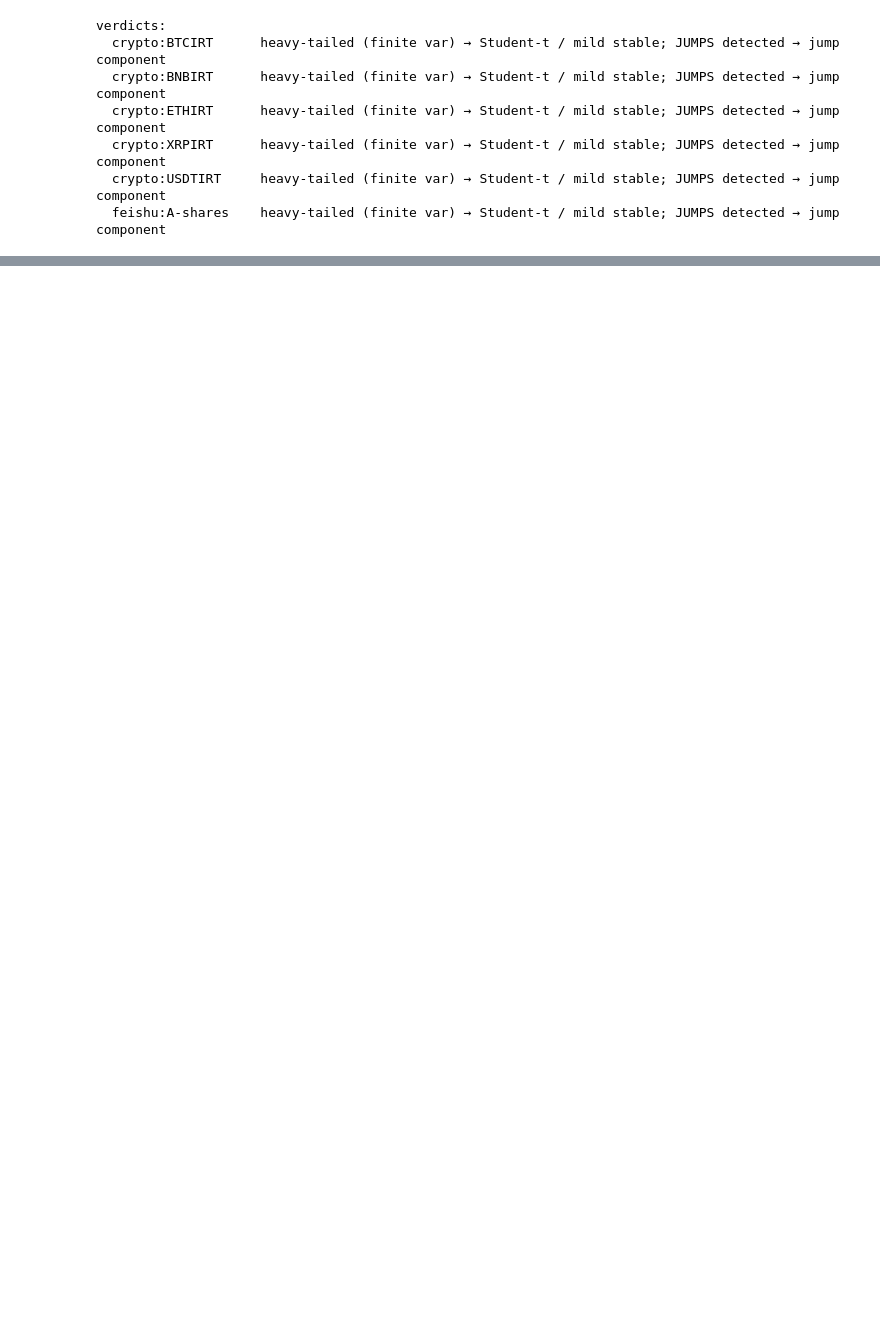
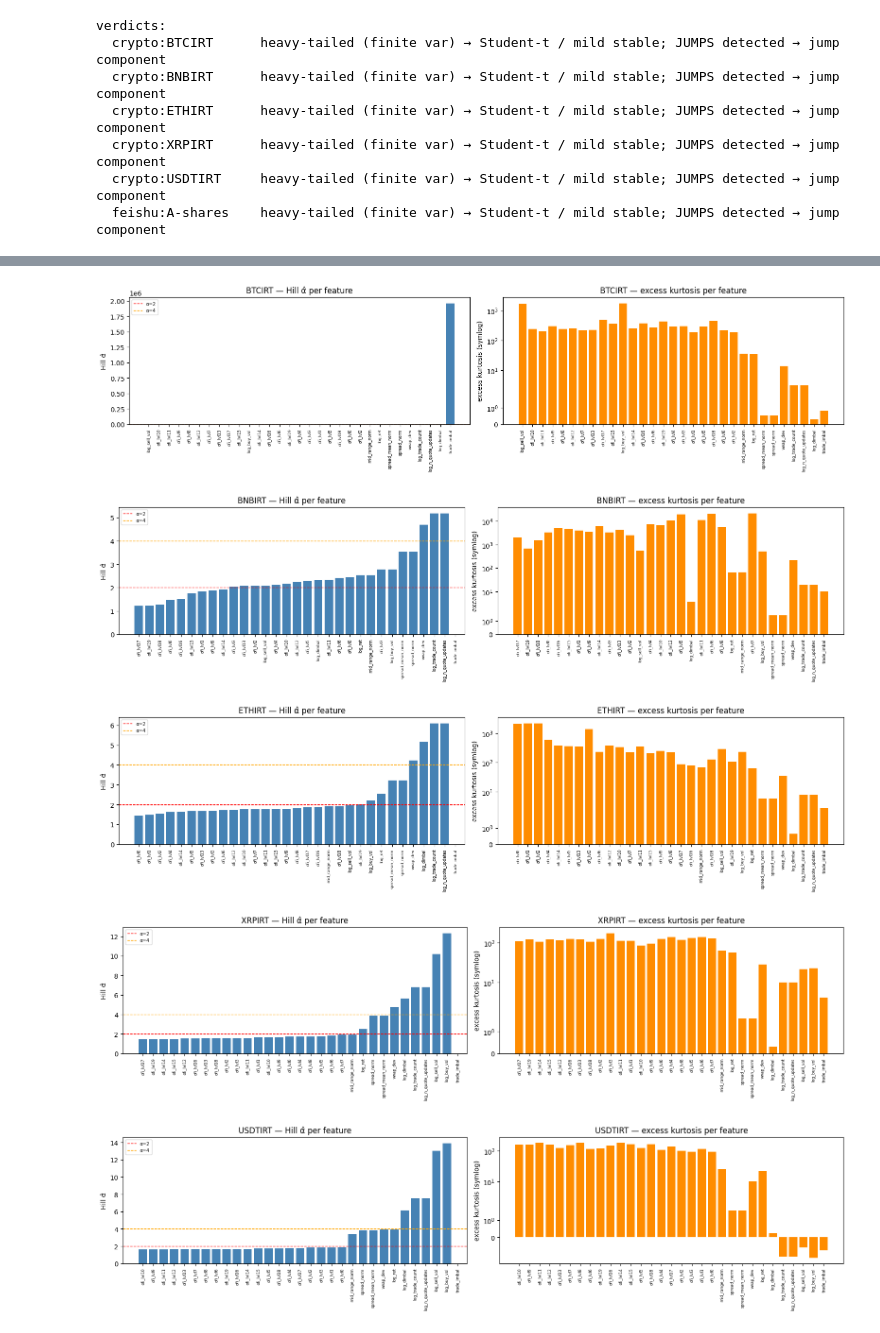
Before and after one commit to ArshiAbolghasemi/Penny, a Jupyter notebook: notebooks/increment_diagnostics.ipynb, the cells around one changed output, grey strips where cells are left out. Drawn from its saved outputs; the diff is of its cells as text; code cells hidden in the pictures; blank space fills up the shorter version.

```diff
--- a/notebooks/increment_diagnostics.ipynb
+++ b/notebooks/increment_diagnostics.ipynb
@@ -243,6 +295,7 @@ def crypto_increments(symbol):
 def feishu_increments(assets):
     import pyarrow.compute as pc
     import pyarrow.dataset as ds
+
     cols = ["asset_id", "trade_day_id", "time", "bid_price_1", "ask_price_1"]
     tbl = ds.dataset(FEISHU_LOB, format="parquet").to_table(
         columns=cols, filter=pc.field("asset_id").isin(assets)
@@ -266,14 +319,18 @@ DATA = {}
 for sym in CRYPTO_SYMBOLS:
     try:
         DATA[("crypto", sym)] = crypto_increments(sym)
-        print(f"crypto {sym:<8} increments={len(DATA[('crypto', sym)][0]):>8,} "
-              f"sessions={len(DATA[('crypto', sym)][1])}")
+        print(
+            f"crypto {sym:<8} increments={len(DATA[('crypto', sym)][0]):>8,} "
+            f"sessions={len(DATA[('crypto', sym)][1])}"
+        )
     except Exception as e:
         print(f"crypto {sym}: skipped ({e})")
 try:
     DATA[("feishu", "A-shares")] = feishu_increments(FEISHU_ASSETS)
-    print(f"feishu   {'panel':<8} increments={len(DATA[('feishu', 'A-shares')][0]):>8,} "
-          f"sessions={len(DATA[('feishu', 'A-shares')][1])}")
+    print(
+        f"feishu   {'panel':<8} increments={len(DATA[('feishu', 'A-shares')][0]):>8,} "
+        f"sessions={len(DATA[('feishu', 'A-shares')][1])}"
+    )
 except Exception as e:
     print(f"feishu: skipped ({e})")
 # %% [output]
@@ -394,0 +893,33 @@ conclusion is that the simpler model suffices for it — the sanity limit.
+# %%
+def plot_crypto_feature_bars(key):
+    d = FEAT_DIAG[key].copy()
+    fig, axes = plt.subplots(1, 2, figsize=(16, 4.2))
+    order = d["hill_alpha"].sort_values().index
+    axes[0].bar(range(len(order)), d.loc[order, "hill_alpha"], color="steelblue")
+    axes[0].axhline(2.0, color="red", ls="--", lw=1, label="α=2")
+    axes[0].axhline(4.0, color="orange", ls="--", lw=1, label="α=4")
+    axes[0].set_xticks(range(len(order)))
+    axes[0].set_xticklabels(order, rotation=90, fontsize=6)
+    axes[0].set_ylabel("Hill α̂")
+    axes[0].set_title(f"{key[1]} — Hill α̂ per feature")
+    axes[0].legend(fontsize=7)
+
+    axes[1].bar(range(len(order)), d.loc[order, "excess_kurt"], color="darkorange")
+    axes[1].set_yscale("symlog")
+    axes[1].set_xticks(range(len(order)))
+    axes[1].set_xticklabels(order, rotation=90, fontsize=6)
+    axes[1].set_ylabel("excess kurtosis (symlog)")
+    axes[1].set_title(f"{key[1]} — excess kurtosis per feature")
+    plt.tight_layout()
+    plt.show()
+
+
+for key in FEAT_DIAG:
+    if key[0] == "crypto":
+        plot_crypto_feature_bars(key)
+# %% [output]
+[figure, added]
+[figure, added]
+[figure, added]
+[figure, added]
+[figure, added]
```
Also changed, not shown: parts of 18 cells of this notebook.
